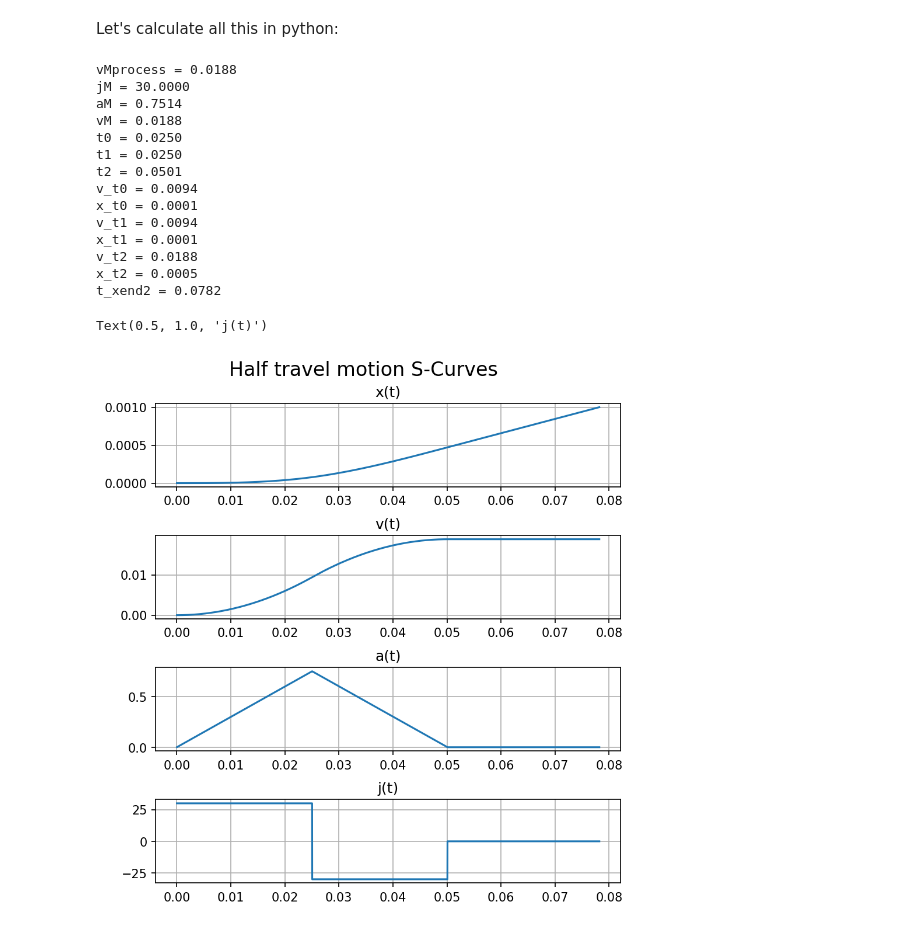
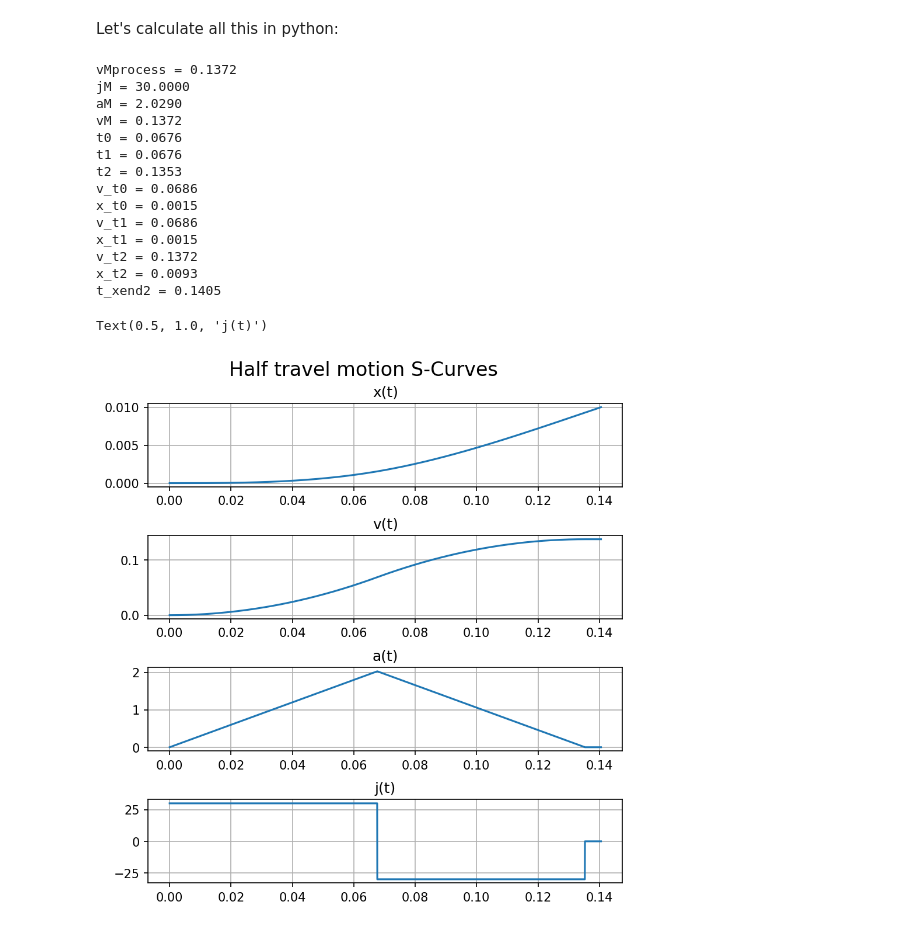
Before and after one commit to papyDoctor/S-Curve-Motion-Calculation, a Jupyter notebook: S-Curve motion.ipynb, the cells around one changed output. Drawn from its saved outputs; the diff is of its cells as text; code cells hidden in the pictures.

```diff
--- a/S-Curve motion.ipynb
+++ b/S-Curve motion.ipynb
@@ -183,7 +183,7 @@ aM = 3     # m/s^2
 vM = 1  # m/s
 
 startX = 0
-endX2 = 0.001
+endX2 = 0.01
 
 ########################################################
 ############### Calculations
@@ -292,44 +292,44 @@ while(t < endtime):
         vv.append(vM)
         xx.append(vM*(t-t2) + xt2)
 
 fig = plt.figure(constrained_layout=True)
 fig.suptitle('Half travel motion S-Curves', fontsize=16, y=1.04)
 gs = fig.add_gridspec(4, 1)
 
 f_ax1 = fig.add_subplot(gs[0, 0])
 f_ax2 = fig.add_subplot(gs[1, 0])
 f_ax3 = fig.add_subplot(gs[2, 0])
 f_ax4 = fig.add_subplot(gs[3, 0])
 
 f_ax1.grid(True)
 f_ax1.plot(time, xx)
 f_ax1.set_title('x(t)')
 
 f_ax2.grid(True)
 f_ax2.plot(time, vv)
 f_ax2.set_title('v(t)')
 
 f_ax3.grid(True)
 f_ax3.plot(time, aa)
 f_ax3.set_title('a(t)')
 
 f_ax4.grid(True)
 f_ax4.plot(time, jj)
 f_ax4.set_title('j(t)')
 # %% [output]
-vMprocess = 0.0188
+vMprocess = 0.1372
 jM = 30.0000
-aM = 0.7514
-vM = 0.0188
-t0 = 0.0250
-t1 = 0.0250
-t2 = 0.0501
-v_t0 = 0.0094
-x_t0 = 0.0001
-v_t1 = 0.0094
-x_t1 = 0.0001
-v_t2 = 0.0188
-x_t2 = 0.0005
-t_xend2 = 0.0782
+aM = 2.0290
+vM = 0.1372
+t0 = 0.0676
+t1 = 0.0676
+t2 = 0.1353
+v_t0 = 0.0686
+x_t0 = 0.0015
+v_t1 = 0.0686
+x_t1 = 0.0015
+v_t2 = 0.1372
+x_t2 = 0.0093
+t_xend2 = 0.1405
 Text(0.5, 1.0, 'j(t)')
-[figure, old version]
+[figure, new version]
```
Also changed, not shown: parts of 1 cell of this notebook.
